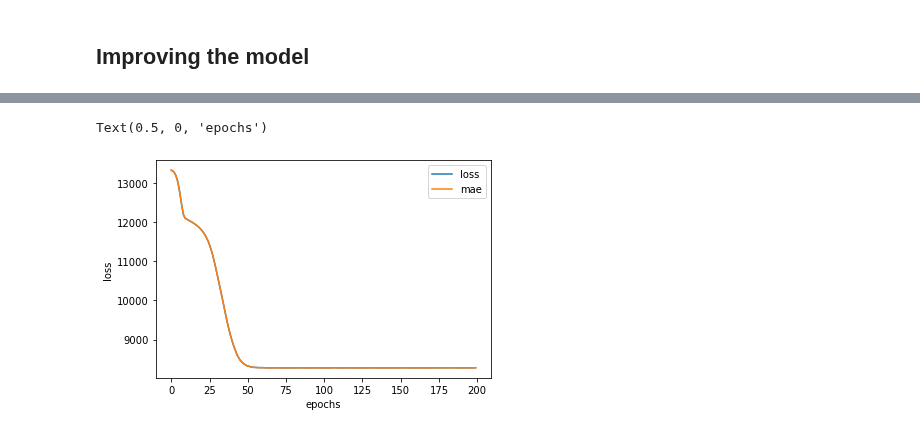
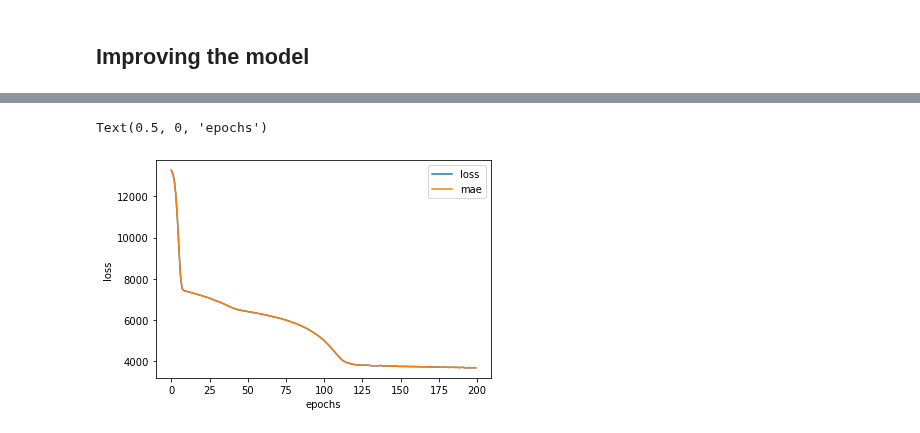
Before and after one commit to Janadhi14/tensorflow-test, a Jupyter notebook: insurance.ipynb, the cells around one changed output, grey strips where cells are left out. Drawn from its saved outputs; the diff is of its cells as text; code cells hidden in the pictures.

Commit message:
plotting data

```diff
--- a/insurance.ipynb
+++ b/insurance.ipynb
@@ -292,8 +294,8 @@ insurance_model3.evaluate(X_test,y_test)
 # %%
 # now lets look at the loss rate cureve , plot the loss curve hwich is also known as a loss curve
-pd.DataFrame(history.history).plot()
+pd.DataFrame(history2.history).plot()
 plt.ylabel("loss")
 plt.xlabel("epochs")
 # %% [output]
 Text(0.5, 0, 'epochs')
-[figure, old version]
+[figure, new version]
```
Also changed, not shown: parts of 9 cells of this notebook.
